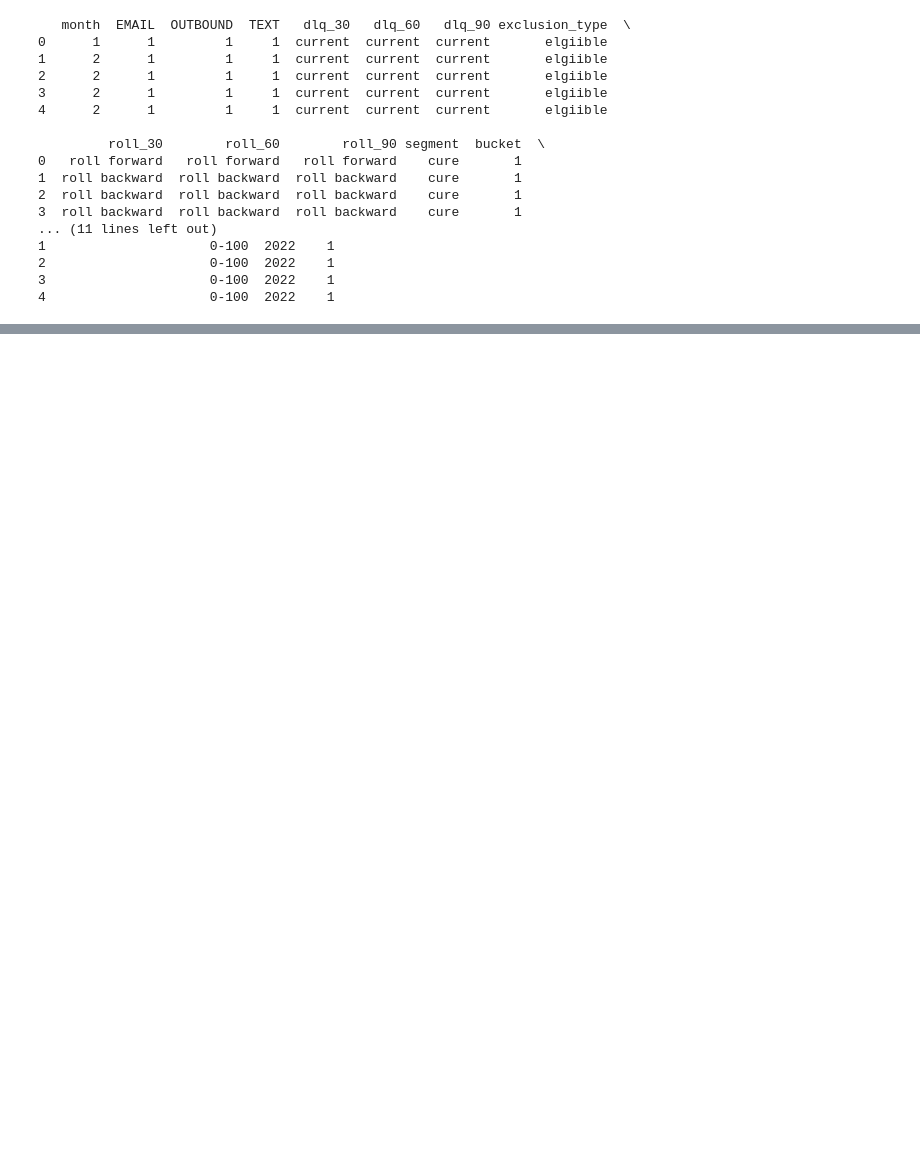
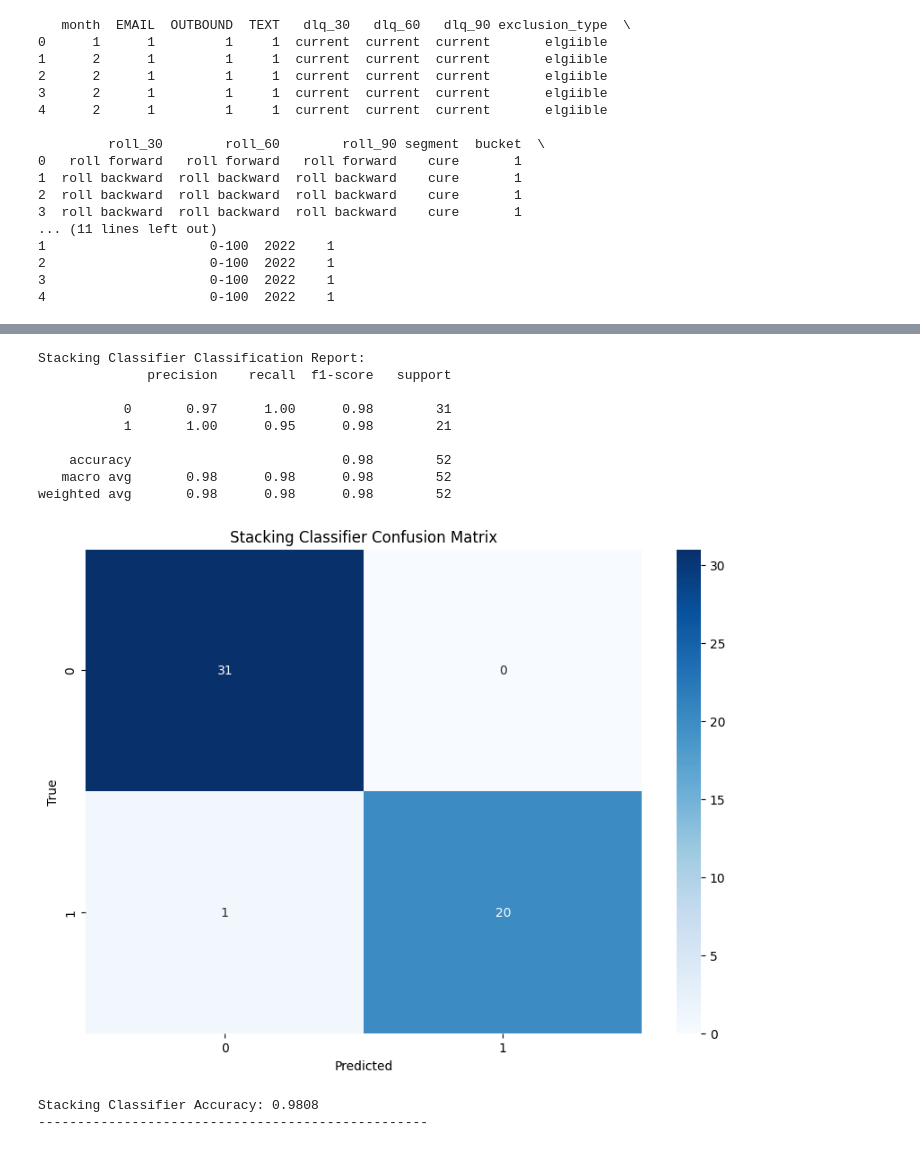
Before and after one commit to ghadfield32/interaction_channel_neural_network, a Jupyter notebook: ml_models_from_preprocessed.ipynb, the cells around one changed output, grey strips where cells are left out. Cells and saved outputs as stored; diff of their text form; code cells hidden in the pictures; blank space fills up the shorter version.

Commit message:
added stacked ml model at 98% accuracy 95% recall

```diff
--- a/ml_models_from_preprocessed.ipynb
+++ b/ml_models_from_preprocessed.ipynb
@@ -224,3 +230,81 @@ weighted avg       0.98      0.98      0.98        52
 [figure]
 [figure]
 ... (25 outputs left out)
+# %%
+import numpy as np
+import seaborn as sns
+import matplotlib.pyplot as plt
+from sklearn.model_selection import train_test_split
+from sklearn.decomposition import PCA
+from sklearn.preprocessing import StandardScaler
+from sklearn.metrics import accuracy_score, classification_report, confusion_matrix
+from sklearn.linear_model import LogisticRegression, RidgeClassifier, SGDClassifier
+from sklearn.tree import DecisionTreeClassifier
+from sklearn.ensemble import RandomForestClassifier, GradientBoostingClassifier, AdaBoostClassifier, StackingClassifier
+from sklearn.svm import SVC
+from sklearn.naive_bayes import GaussianNB
+from sklearn.neighbors import KNeighborsClassifier
+from xgboost import XGBClassifier
+from sklearn.neural_network import MLPClassifier
+
+# Count the classes
+class_counts = np.bincount(y_encoded)
+# Calculate the scale_pos_weight for XGBoost
+scale_pos_weight = float(class_counts[0] / class_counts[1])
+
+# Base classifiers for stacking
+base_classifiers = [
+    ("Logistic Regression", LogisticRegression(max_iter=10000)),
+    ("Ridge Classifier", RidgeClassifier()),
+    ("SGD Classifier", SGDClassifier(max_iter=1000, tol=1e-3)),
+    ("Decision Tree", DecisionTreeClassifier()),
+    ("Gradient Boosting", GradientBoostingClassifier()),
+    ("AdaBoost", AdaBoostClassifier()),
+    ("SVM", SVC(probability=True)),
+    ("Gaussian Naive Bayes", GaussianNB()),
+    ("K-Neighbors Classifier", KNeighborsClassifier()),
+    ("XGBoost", XGBClassifier(use_label_encoder=False, eval_metric="logloss")),
+    ("MLP Classifier", MLPClassifier(max_iter=1000))
+]
+
+# Create the stacking classifier with RandomForest as the final estimator
+stacked_classifier = StackingClassifier(estimators=base_classifiers, final_estimator=RandomForestClassifier())
+
+def display_confusion_matrix(classifier, X_test, y_test, name):
+    matrix = confusion_matrix(y_test, classifier.predict(X_test))
+    plt.figure(figsize=(10, 7))
+    sns.heatmap(matrix, annot=True, fmt="d",
+                xticklabels=classifier.classes_,
+                yticklabels=classifier.classes_, cmap=plt.cm.Blues)
+    plt.xlabel('Predicted')
+    plt.ylabel('True')
+    plt.title(f"{name} Confusion Matrix")
+    plt.show()
+
+# Train and display results for StackingClassifier
+stacked_classifier.fit(X_train_pca, y_train)
+y_pred = stacked_classifier.predict(X_test_pca)
+
+# Display classification report
+report = classification_report(y_test, y_pred)
+print("Stacking Classifier Classification Report:")
+print(report)
+
+# Display confusion matrix
+display_confusion_matrix(stacked_classifier, X_test_pca, y_test, "Stacking Classifier")
+
+print(f"Stacking Classifier Accuracy: {accuracy_score(y_test, y_pred):.4f}")
+print("--------------------------------------------------")
+# %% [output]
+Stacking Classifier Classification Report:
+              precision    recall  f1-score   support
+
+           0       0.97      1.00      0.98        31
+           1       1.00      0.95      0.98        21
+
+    accuracy                           0.98        52
+   macro avg       0.98      0.98      0.98        52
+weighted avg       0.98      0.98      0.98        52
+[figure, added]
+Stacking Classifier Accuracy: 0.9808
+--------------------------------------------------
```
Also changed, not shown: parts of 1 cell of this notebook.
